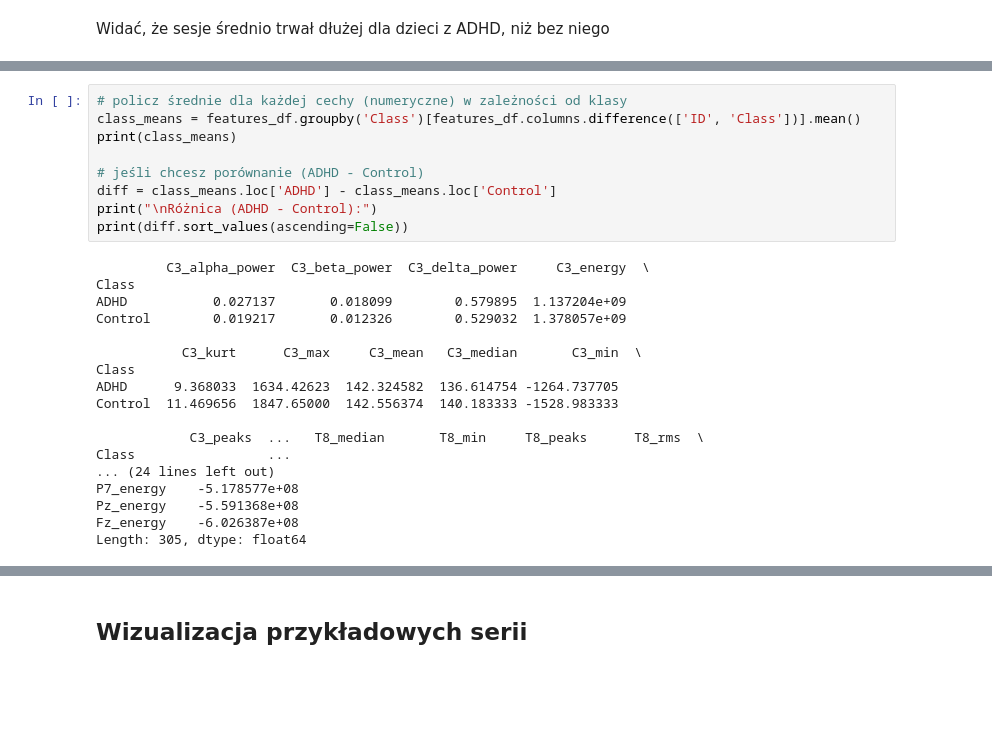
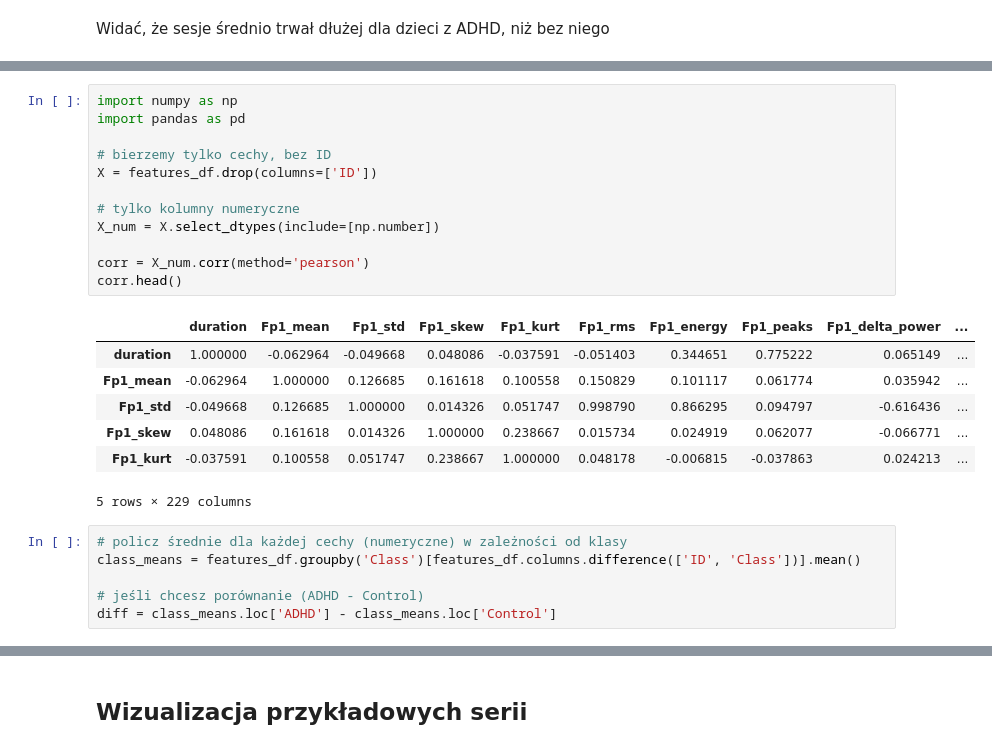
Before and after one commit to NoMoreCookies/NeuronZadanie, a Jupyter notebook: EDA.ipynb, the cells around one changed output, grey strips where cells are left out. Saved outputs shown, nothing was run; the diff lists cells and outputs as text; blank space fills up the shorter version.

```diff
--- a/EDA.ipynb
+++ b/EDA.ipynb
@@ -167,30 +129,29 @@ print(features_df.head())
+# %%
+import numpy as np
+import pandas as pd
+
+# bierzemy tylko cechy, bez ID
+X = features_df.drop(columns=['ID'])
+
+# tylko kolumny numeryczne
+X_num = X.select_dtypes(include=[np.number])
+
+corr = X_num.corr(method='pearson')
+corr.head()
+# %% [output]
+|  | duration | Fp1_mean | Fp1_std | Fp1_skew | Fp1_kurt | Fp1_rms | Fp1_energy | Fp1_peaks | Fp1_delta_power | ... |
+| duration | 1.000000 | -0.062964 | -0.049668 | 0.048086 | -0.037591 | -0.051403 | 0.344651 | 0.775222 | 0.065149 | ... |
+| Fp1_mean | -0.062964 | 1.000000 | 0.126685 | 0.161618 | 0.100558 | 0.150829 | 0.101117 | 0.061774 | 0.035942 | ... |
+| Fp1_std | -0.049668 | 0.126685 | 1.000000 | 0.014326 | 0.051747 | 0.998790 | 0.866295 | 0.094797 | -0.616436 | ... |
+| Fp1_skew | 0.048086 | 0.161618 | 0.014326 | 1.000000 | 0.238667 | 0.015734 | 0.024919 | 0.062077 | -0.066771 | ... |
+| Fp1_kurt | -0.037591 | 0.100558 | 0.051747 | 0.238667 | 1.000000 | 0.048178 | -0.006815 | -0.037863 | 0.024213 | ... |
+5 rows × 229 columns
 # %%
 # policz średnie dla każdej cechy (numeryczne) w zależności od klasy
 class_means = features_df.groupby('Class')[features_df.columns.difference(['ID', 'Class'])].mean()
-print(class_means)
 
 # jeśli chcesz porównanie (ADHD - Control)
 diff = class_means.loc['ADHD'] - class_means.loc['Control']
-print("\nRóżnica (ADHD - Control):")
-print(diff.sort_values(ascending=False))
-# %% [output]
-         C3_alpha_power  C3_beta_power  C3_delta_power     C3_energy  \
-Class
-ADHD           0.027137       0.018099        0.579895  1.137204e+09
-Control        0.019217       0.012326        0.529032  1.378057e+09
-
-           C3_kurt      C3_max     C3_mean   C3_median       C3_min  \
-Class
-ADHD      9.368033  1634.42623  142.324582  136.614754 -1264.737705
-Control  11.469656  1847.65000  142.556374  140.183333 -1528.983333
-
-            C3_peaks  ...   T8_median       T8_min     T8_peaks      T8_rms  \
-Class                 ...
-... (24 lines left out)
-P7_energy    -5.178577e+08
-Pz_energy    -5.591368e+08
-Fz_energy    -6.026387e+08
-Length: 305, dtype: float64
 # %%
 from scipy.stats import mannwhitneyu
 
```
Also changed, not shown: parts of 22 cells of this notebook.
